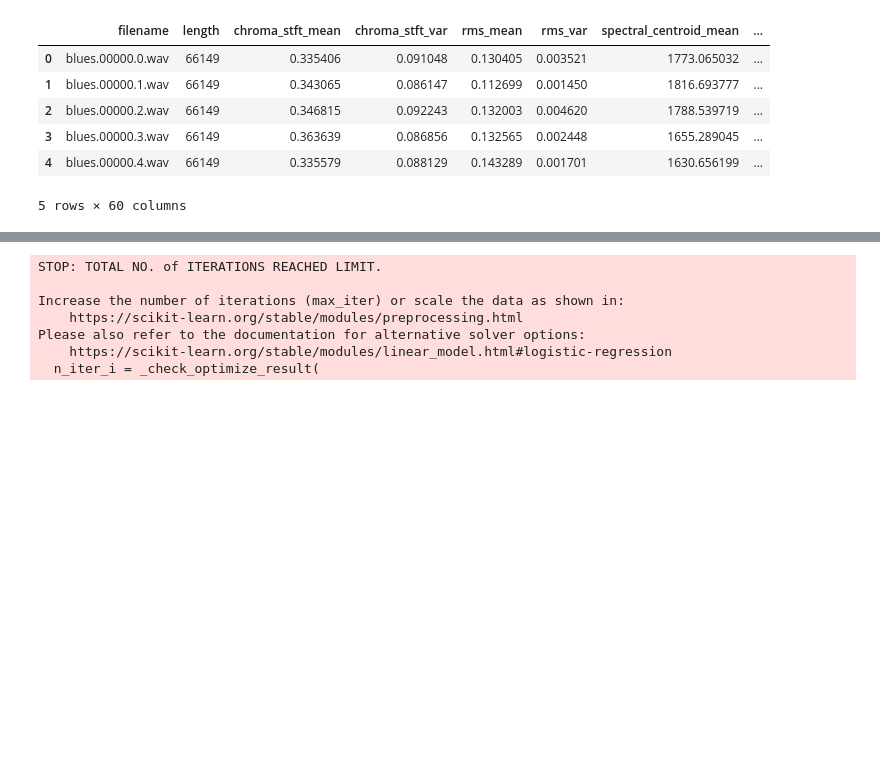
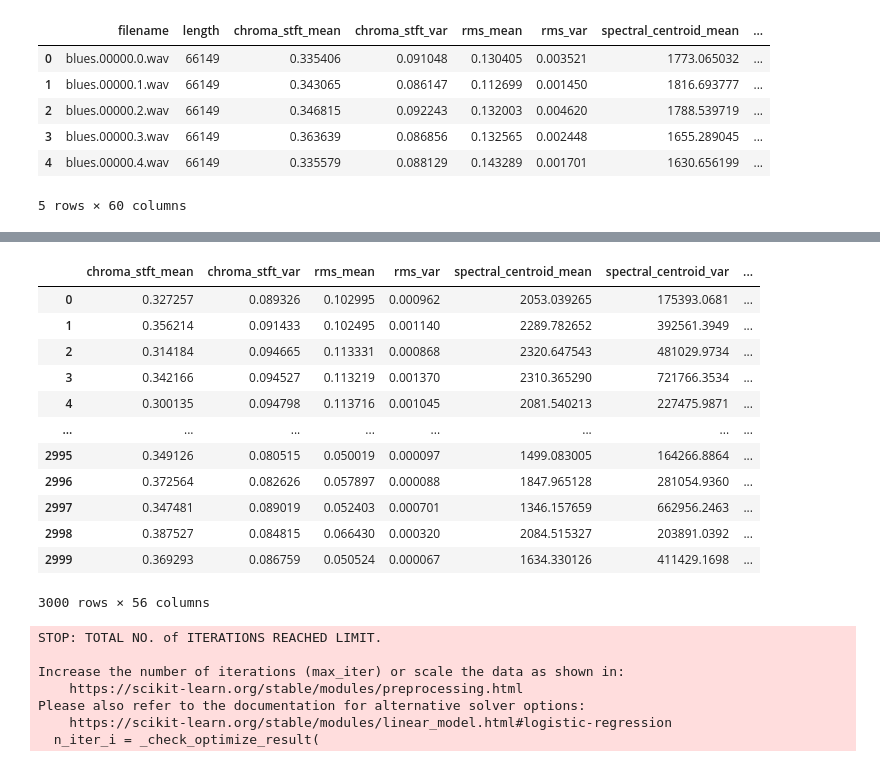
Before and after one commit to ZBDS11ML3/ML1_dohee, a Jupyter notebook: codes/genre_classification_LR.ipynb, the cells around one changed output, grey strips where cells are left out. Drawn from its saved outputs; the diff is of its cells as text; code cells hidden in the pictures; blank space fills up the shorter version.

```diff
--- a/codes/genre_classification_LR.ipynb
+++ b/codes/genre_classification_LR.ipynb
@@ -68,0 +61,19 @@ print(X_test.shape, y_test.shape)
+# %%
+df_test = pd.read_csv("/Users/dohee/Documents/ds_study/ML_project1/datas/test_dataset.csv")
+# %%
+X_test = df_test.drop(labels=['length','filename','label','tempo'],axis=1)
+X_test
+# %% [output]
+|  | chroma_stft_mean | chroma_stft_var | rms_mean | rms_var | spectral_centroid_mean | spectral_centroid_var | ... |
+| 0 | 0.327257 | 0.089326 | 0.102995 | 0.000962 | 2053.039265 | 175393.0681 | ... |
+| 1 | 0.356214 | 0.091433 | 0.102495 | 0.001140 | 2289.782652 | 392561.3949 | ... |
+| 2 | 0.314184 | 0.094665 | 0.113331 | 0.000868 | 2320.647543 | 481029.9734 | ... |
+| 3 | 0.342166 | 0.094527 | 0.113219 | 0.001370 | 2310.365290 | 721766.3534 | ... |
+| 4 | 0.300135 | 0.094798 | 0.113716 | 0.001045 | 2081.540213 | 227475.9871 | ... |
+| ... | ... | ... | ... | ... | ... | ... | ... |
+| 2995 | 0.349126 | 0.080515 | 0.050019 | 0.000097 | 1499.083005 | 164266.8864 | ... |
+| 2996 | 0.372564 | 0.082626 | 0.057897 | 0.000088 | 1847.965128 | 281054.9360 | ... |
+| 2997 | 0.347481 | 0.089019 | 0.052403 | 0.000701 | 1346.157659 | 662956.2463 | ... |
+| 2998 | 0.387527 | 0.084815 | 0.066430 | 0.000320 | 2084.515327 | 203891.0392 | ... |
+| 2999 | 0.369293 | 0.086759 | 0.050524 | 0.000067 | 1634.330126 | 411429.1698 | ... |
+3000 rows × 56 columns
```
Also changed, not shown: parts of 55 cells of this notebook, 6 other files.
